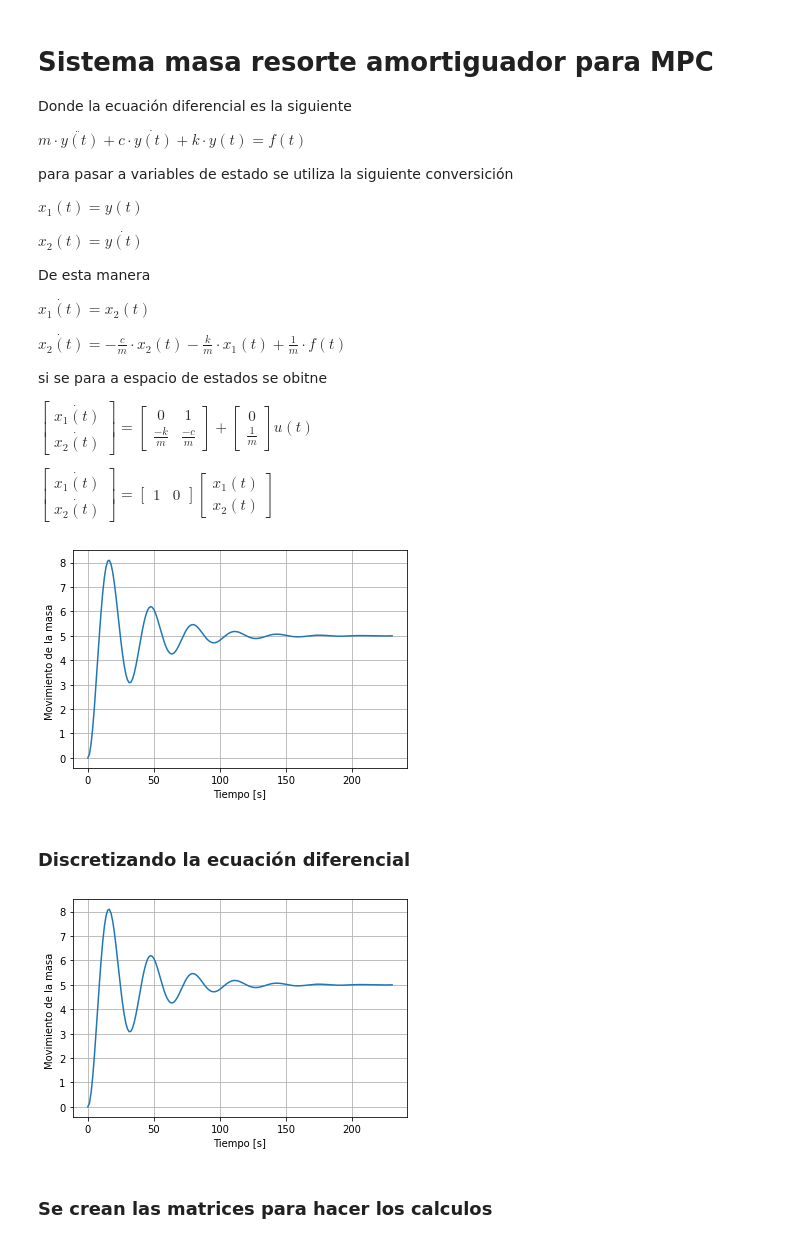
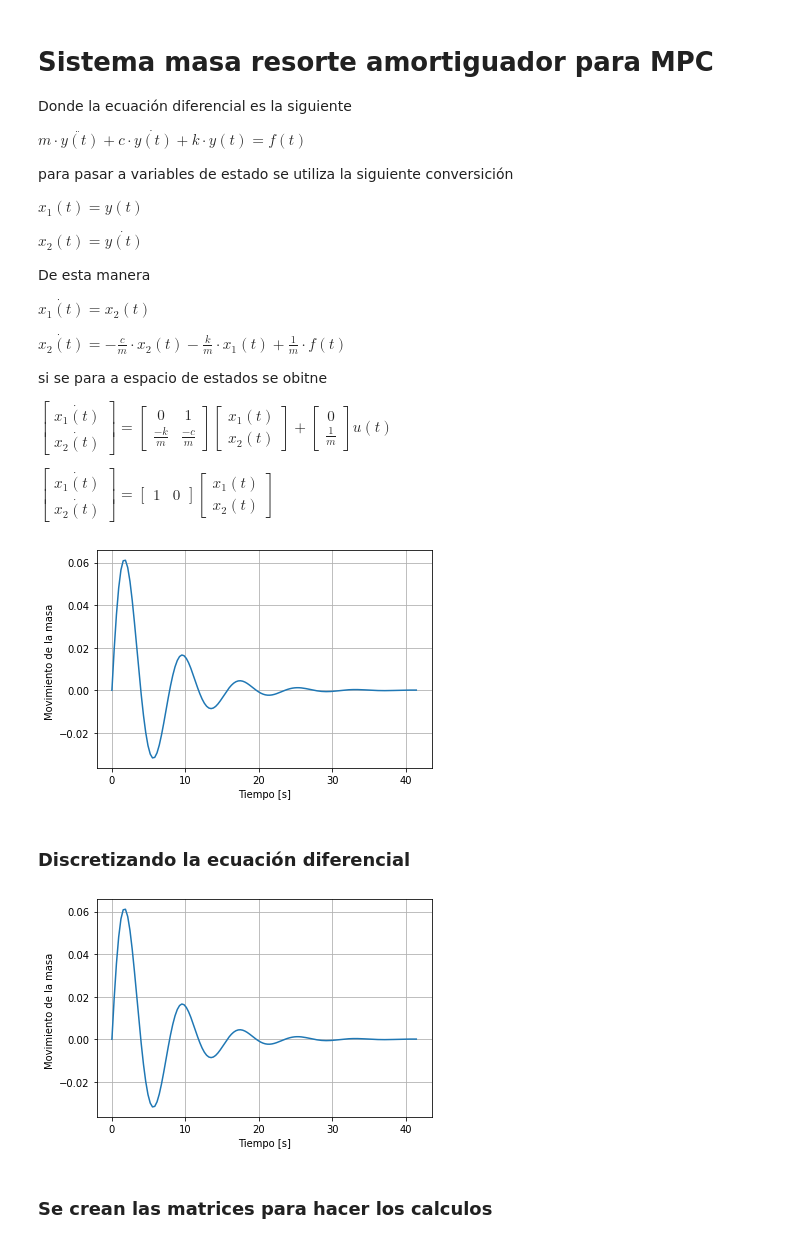
Before and after one commit to JuanDavidBarrero/MPC_python, a Jupyter notebook: mpc.ipynb, the cells around one changed output. Drawn from its saved outputs; the diff is of its cells as text; code cells hidden in the pictures.

```diff
--- a/mpc.ipynb
+++ b/mpc.ipynb
@@ -19,7 +19,7 @@ $ \dot{x_2(t)} = -\frac{c}{m}\cdot x_2(t) -\frac{k}{m}\cdot x_1(t) + \frac{1}{m}
 
 si se para a espacio de estados se obitne
 
-$\begin{bmatrix}\dot{x_1(t)}\\\dot{x_2(t)} \end{bmatrix}=\begin{bmatrix}0 & 1\\ \frac{-k}{m} & \frac{-c}{m} \end{bmatrix}+\begin{bmatrix}0\\\frac{1}{m}  \end{bmatrix}u(t)$
+$\begin{bmatrix}\dot{x_1(t)}\\\dot{x_2(t)} \end{bmatrix}=\begin{bmatrix}0 & 1\\ \frac{-k}{m} & \frac{-c}{m} \end{bmatrix}  \begin{bmatrix}x_1(t)\\x_2(t) \end{bmatrix} +\begin{bmatrix}0\\\frac{1}{m}  \end{bmatrix}u(t)$
 
 $\begin{bmatrix}\dot{x_1(t)}\\\dot{x_2(t)} \end{bmatrix}=\begin{bmatrix}1 &0 \end{bmatrix}\begin{bmatrix}x_1(t)\\x_2(t) \end{bmatrix}$
 # %%
@@ -28,42 +28,41 @@ import matplotlib.pyplot as plt
 from scipy.linalg import block_diag
 import control
 # %%
-masa = 5
-amortiguador = 0.3
-K_resorte = 0.2
+masa = 15
+amortiguador = 5
+K_resorte = 10
 
 Hz = 20
-Q = np.diag([10])
-S = np.diag([10])
-R = np.diag([10])
+Q = np.diag([2])
+S = np.diag([1])
+R = np.diag([0.01])
 
 
 A = np.array([[0,1],[-K_resorte/masa,-amortiguador/masa]])
 B = np.array([[0],[1/masa]])
-C = np.array([1,0])
+C = np.array([0,1])
 D = 0
 
 sys = control.ss(A,B,C,D)
 
 
 time,stepResponde = control.step_response(sys)
 plt.plot(time,stepResponde)
 plt.xlabel("Tiempo [s]")
 plt.ylabel("Movimiento de la masa ")
 plt.grid()
 plt.show()
 # %% [output]
-[figure, old version]
+[figure, new version]
 # %% [markdown]
 ### Discretizando la ecuación diferencial
 # %%
-Ts = 1
+Ts = 0.001
 sysd= control.c2d(sys,Ts)
 Ad = sysd.A
 Bd = sysd.B
 Cd = sysd.C
 Dd = sysd.D
-
 
 time,stepResponde = control.step_response(sys)
 plt.plot(time,stepResponde)
@@ -72,7 +71,7 @@ plt.ylabel("Movimiento de la masa ")
 plt.grid()
 plt.show()
 # %% [output]
-[figure, old version]
+[figure, new version]
 # %% [markdown]
 ### Se crean las matrices para hacer los calculos
 # %%
```
Also changed, not shown: parts of 1 cell of this notebook.
